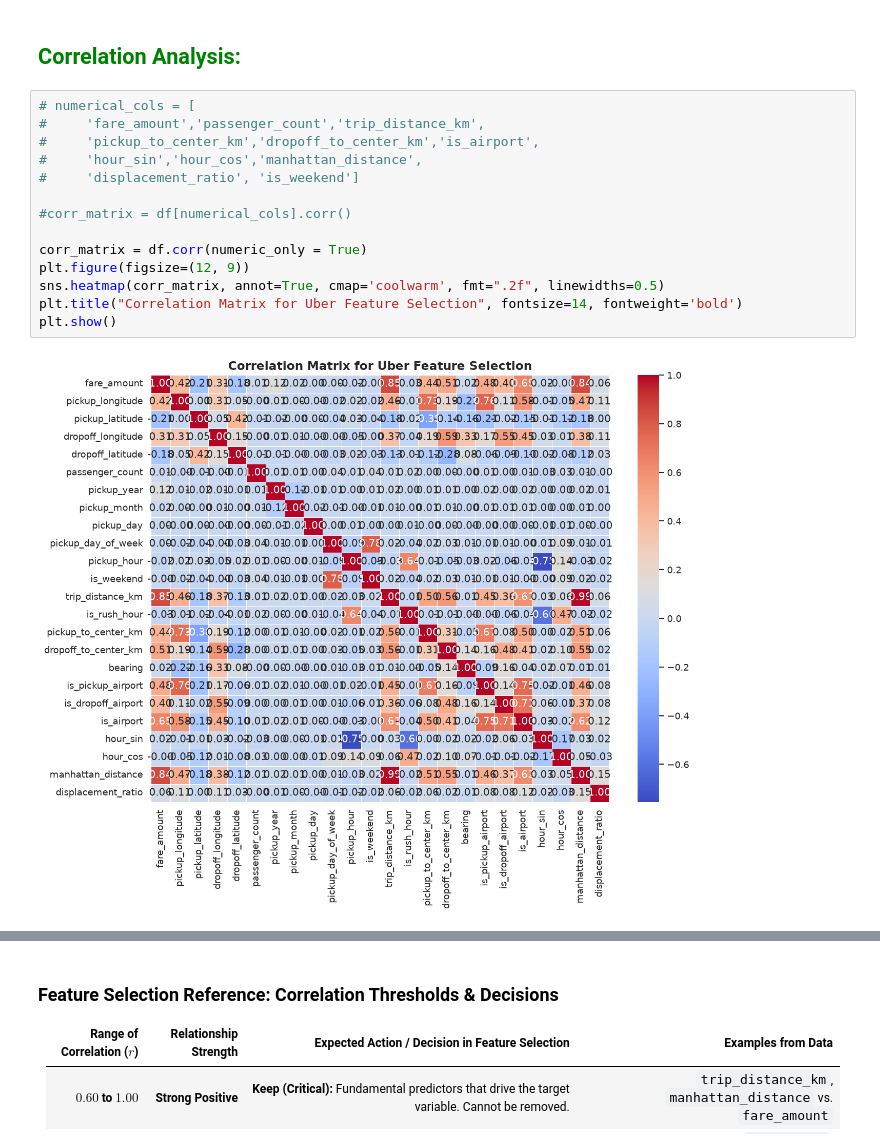
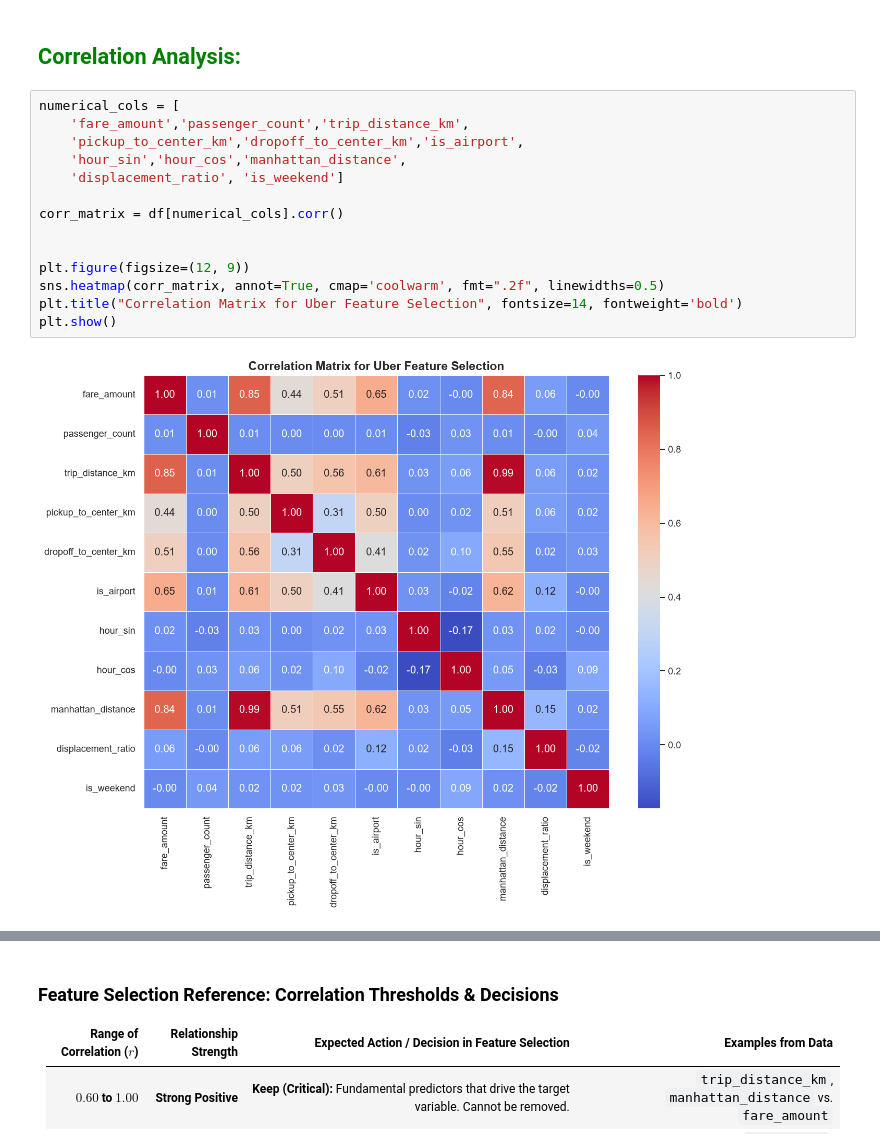
Before and after one commit to mariemmohie4-coder/Uber-Fare-Prediction-ML, a Jupyter notebook: notebooks/Feature_selection.ipynb, the cells around one changed output, grey strips where cells are left out. Cells and saved outputs as stored; diff of their text form.

Commit message:
edited graphs

```diff
--- a/notebooks/Feature_selection.ipynb
+++ b/notebooks/Feature_selection.ipynb
@@ -19,18 +19,18 @@ df.head()
 # %% [markdown]
 <h2 style="color:green"> Correlation Analysis:   </h2>
 # %%
-# numerical_cols = [
-#     'fare_amount','passenger_count','trip_distance_km',
-#     'pickup_to_center_km','dropoff_to_center_km','is_airport',
-#     'hour_sin','hour_cos','manhattan_distance',
-#     'displacement_ratio', 'is_weekend']
+numerical_cols = [
+    'fare_amount','passenger_count','trip_distance_km',
+    'pickup_to_center_km','dropoff_to_center_km','is_airport',
+    'hour_sin','hour_cos','manhattan_distance',
+    'displacement_ratio', 'is_weekend']
 
-#corr_matrix = df[numerical_cols].corr()
+corr_matrix = df[numerical_cols].corr()
 
-corr_matrix = df.corr(numeric_only = True)
+
 plt.figure(figsize=(12, 9))
 sns.heatmap(corr_matrix, annot=True, cmap='coolwarm', fmt=".2f", linewidths=0.5)
 plt.title("Correlation Matrix for Uber Feature Selection", fontsize=14, fontweight='bold')
 plt.show()
 # %% [output]
-[figure, old version]
+[figure, new version]
```
Also changed, not shown: parts of 3 cells of this notebook.
